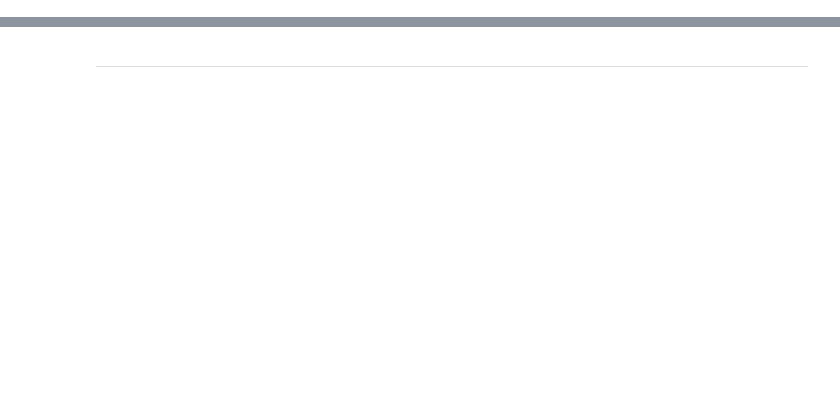
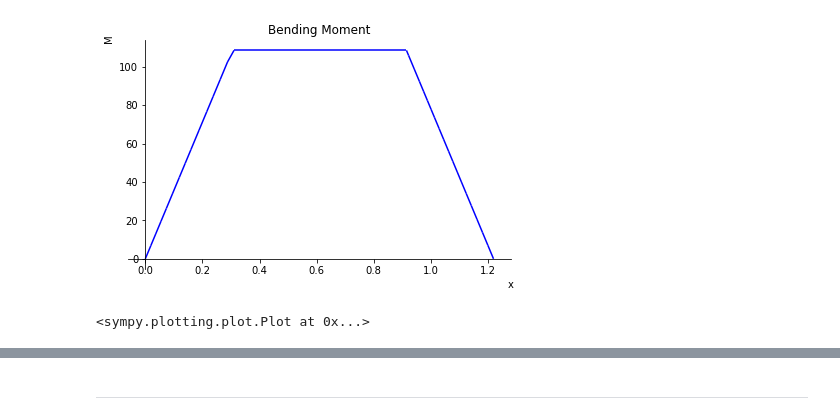
Before and after one commit to Ab-nin/Trabalhos_CEFET, a Jupyter notebook: Trabalho_dinamaq.ipynb, the cells around one changed output, grey strips where cells are left out. Cells and saved outputs as stored; diff of their text form; code cells hidden in the pictures; blank space fills up the shorter version.

```diff
--- a/Trabalho_dinamaq.ipynb
+++ b/Trabalho_dinamaq.ipynb
@@ -6,0 +88,5 @@
+# %%
+viga.plot_bending_moment(dic)
+# %% [output]
+[figure, added]
+<sympy.plotting.plot.Plot at 0x...>
```
Also changed, not shown: parts of 165 cells of this notebook.
